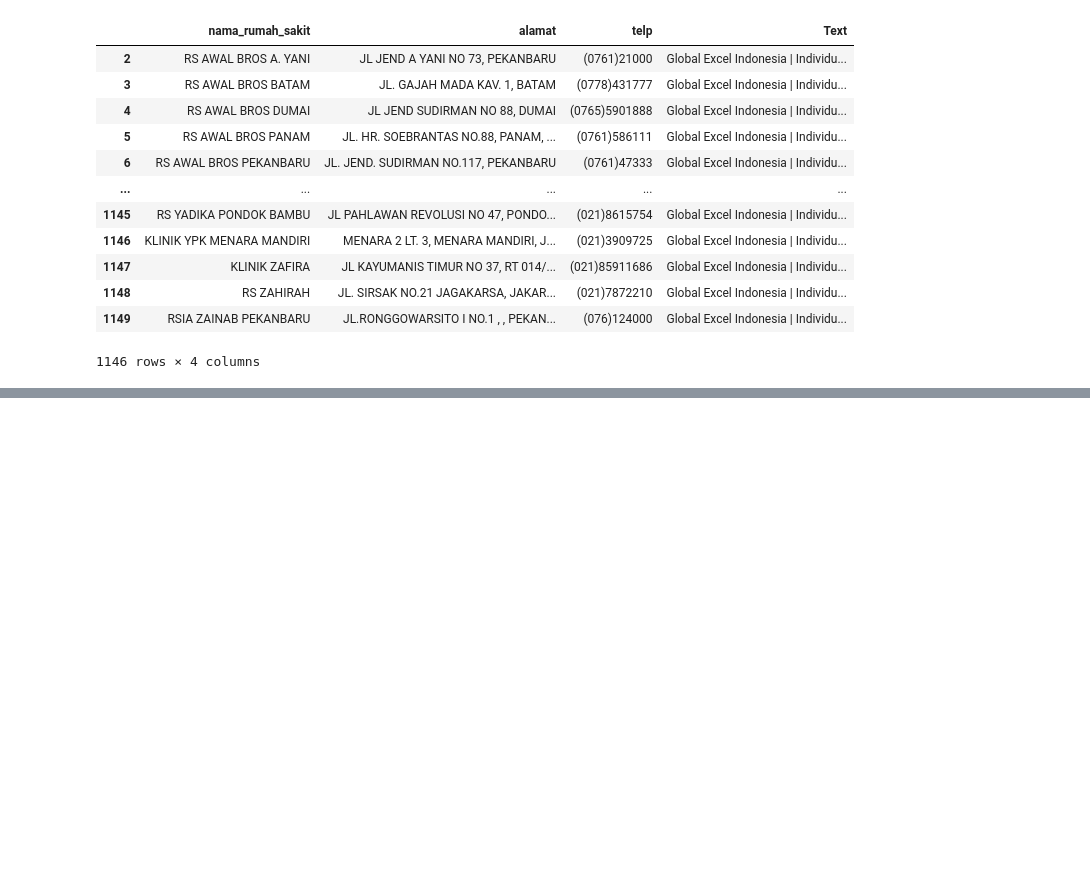
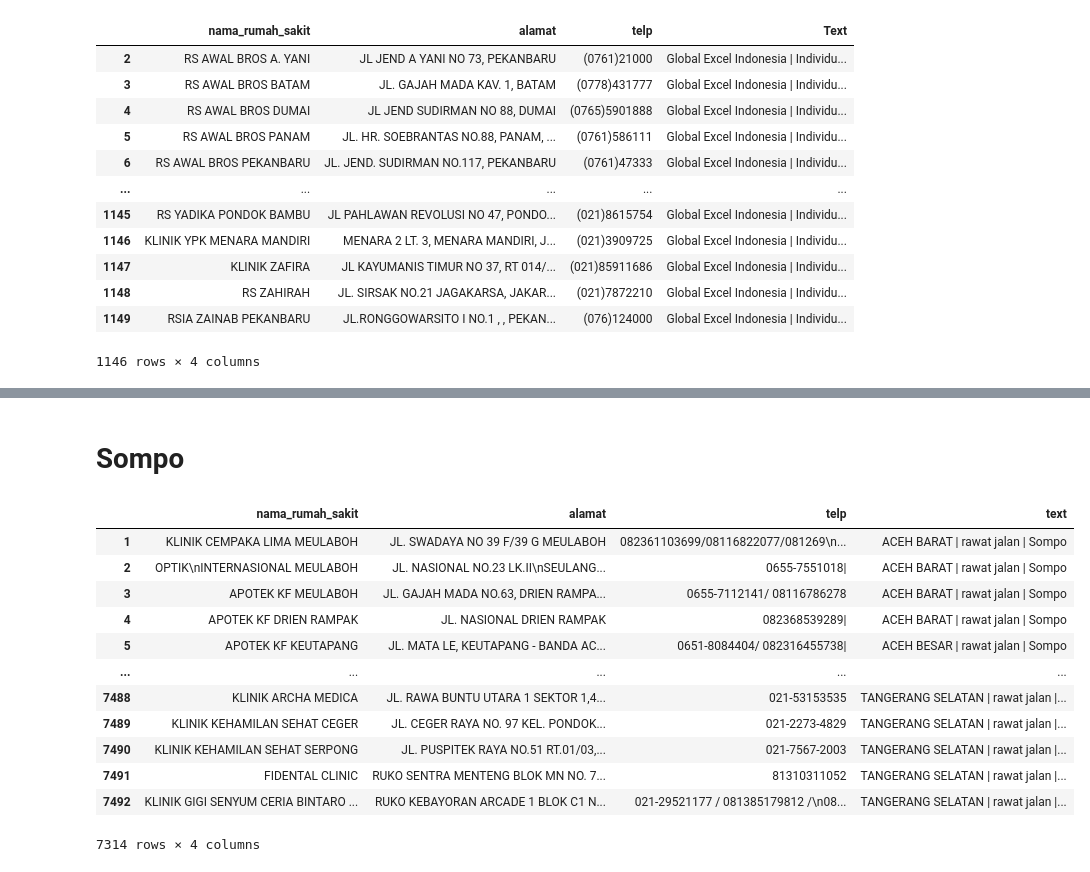
Before and after one commit to deiraaisyar/BISAcare-AI, a Jupyter notebook: daftar_rumah_sakit/xlsx/extract_xlsx_to_csv.ipynb, the cells around one changed output, grey strips where cells are left out. Drawn from its saved outputs; the diff is of its cells as text; code cells hidden in the pictures; blank space fills up the shorter version.

```diff
--- a/daftar_rumah_sakit/xlsx/extract_xlsx_to_csv.ipynb
+++ b/daftar_rumah_sakit/xlsx/extract_xlsx_to_csv.ipynb
@@ -336,0 +529,54 @@ result_df.to_csv('daftar_rumah_sakit_allianz_fixed.csv', index=False, encoding='
+# %% [markdown]
+# Sompo
+# %%
+import pandas as pd
+
+df = pd.read_excel("data/sompo.xlsx")
+# %%
+df = df.drop(df.columns[[0]], axis=1)
+# %%
+df = df[~df.apply(lambda row: row.astype(str).str.contains("City", case=False, na=False).any(), axis=1)]
+# %%
+# Rename dan urutkan kolom
+df = df.rename(columns={
+    'Unnamed: 2': 'nama_rumah_sakit',
+    'Unnamed: 3': 'alamat',
+    'Unnamed: 4': 'telp',
+    'Unnamed: 5': 'rawat_inap',
+    'Unnamed: 6': 'rawat_jalan'
+})
+
+# Proses rawat_inap dan rawat_jalan
+df['rawat_inap'] = df['rawat_inap'].apply(lambda x: 'rawat inap' if str(x).strip().upper() == 'Y' else ' ')
+df['rawat_jalan'] = df['rawat_jalan'].apply(lambda x: 'rawat jalan' if str(x).strip().upper() == 'Y' else ' ')
+
+# Isi missing value dengan string kosong
+df = df.fillna(' ')
+
+# Gabungkan kolom selain nama_rumah_sakit, alamat, telp jadi kolom text, tambahkan kata Sompo
+main_cols = ['nama_rumah_sakit', 'alamat', 'telp']
+text_cols = [col for col in df.columns if col not in main_cols]
+
+def make_text(row):
+    parts = [str(row[col]).strip() for col in text_cols if str(row[col]).strip() and str(row[col]).strip().lower() != 'nan']
+    parts.append('Sompo')
+    return ' | '.join(parts)
+
+df['text'] = df.apply(make_text, axis=1)
+# %%
+result_df = df[['nama_rumah_sakit', 'alamat', 'telp', 'text']].copy()
+result_df
+# %% [output]
+|  | nama_rumah_sakit | alamat | telp | text |
+| 1 | KLINIK CEMPAKA LIMA MEULABOH | JL. SWADAYA NO 39 F/39 G MEULABOH | 082361103699/08116822077/081269\n... | ACEH BARAT | rawat jalan | Sompo |
+| 2 | OPTIK\nINTERNASIONAL MEULABOH | JL. NASIONAL NO.23 LK.II\nSEULANG... | 0655-7551018| | ACEH BARAT | rawat jalan | Sompo |
+| 3 | APOTEK KF MEULABOH | JL. GAJAH MADA NO.63, DRIEN RAMPA... | 0655-7112141/ 08116786278 | ACEH BARAT | rawat jalan | Sompo |
+| 4 | APOTEK KF DRIEN RAMPAK | JL. NASIONAL DRIEN RAMPAK | 082368539289| | ACEH BARAT | rawat jalan | Sompo |
+| 5 | APOTEK KF KEUTAPANG | JL. MATA LE, KEUTAPANG - BANDA AC... | 0651-8084404/ 082316455738| | ACEH BESAR | rawat jalan | Sompo |
+| ... | ... | ... | ... | ... |
+| 7488 | KLINIK ARCHA MEDICA | JL. RAWA BUNTU UTARA 1 SEKTOR 1,4... | 021-53153535 | TANGERANG SELATAN | rawat jalan |... |
+| 7489 | KLINIK KEHAMILAN SEHAT CEGER | JL. CEGER RAYA NO. 97 KEL. PONDOK... | 021-2273-4829 | TANGERANG SELATAN | rawat jalan |... |
+| 7490 | KLINIK KEHAMILAN SEHAT SERPONG | JL. PUSPITEK RAYA NO.51 RT.01/03,... | 021-7567-2003 | TANGERANG SELATAN | rawat jalan |... |
+| 7491 | FIDENTAL CLINIC | RUKO SENTRA MENTENG BLOK MN NO. 7... | 81310311052 | TANGERANG SELATAN | rawat jalan |... |
+| 7492 | KLINIK GIGI SENYUM CERIA BINTARO ... | RUKO KEBAYORAN ARCADE 1 BLOK C1 N... | 021-29521177 / 081385179812 /\n08... | TANGERANG SELATAN | rawat jalan |... |
+7314 rows × 4 columns
```
Also changed, not shown: parts of 31 cells of this notebook, 17 other files.
